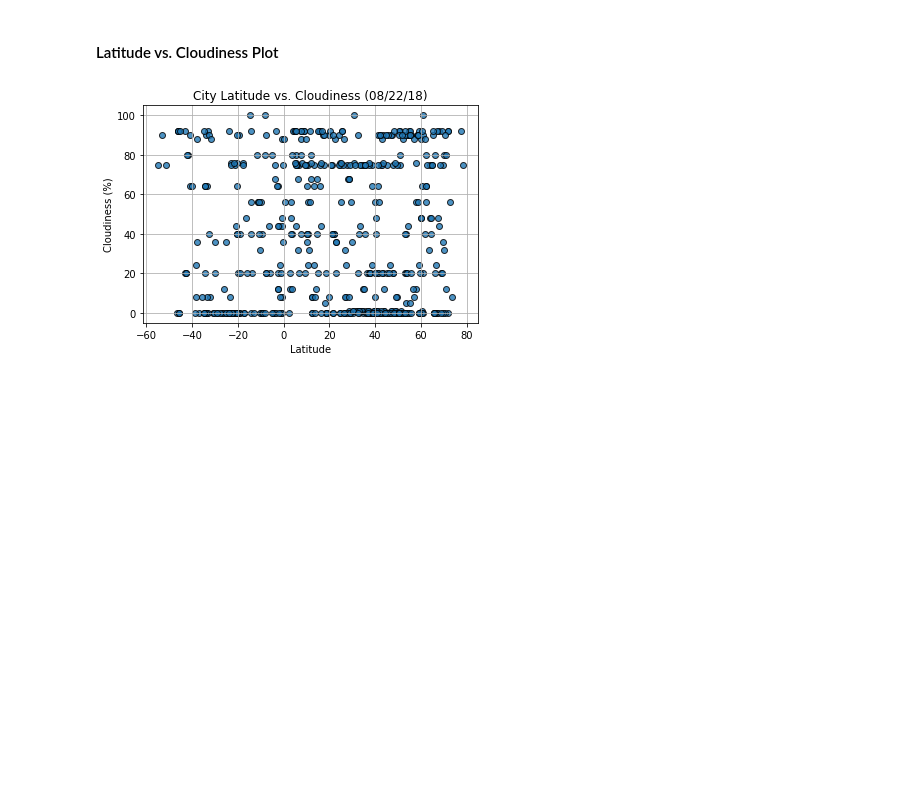
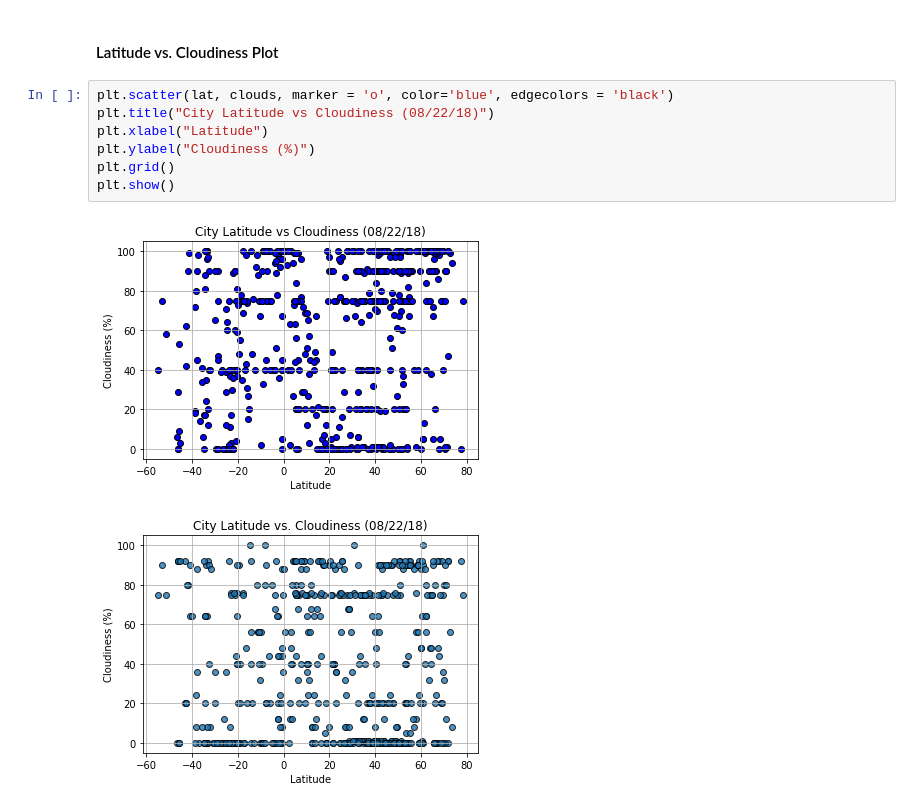
Before and after one commit to bford05/python-api-challenge, a Jupyter notebook: WeatherPy/WeatherPy.ipynb, the cells around one changed output. Drawn from its saved outputs; the diff is of its cells as text; blank space fills up the shorter version.

```diff
--- a/WeatherPy/WeatherPy.ipynb
+++ b/WeatherPy/WeatherPy.ipynb
@@ -205,6 +215,15 @@ plt.show()
 [figure]
 # %% [markdown]
 #### Latitude vs. Cloudiness Plot
+# %%
+plt.scatter(lat, clouds, marker = 'o', color='blue', edgecolors = 'black')
+plt.title("City Latitude vs Cloudiness (08/22/18)")
+plt.xlabel("Latitude")
+plt.ylabel("Cloudiness (%)")
+plt.grid()
+plt.show()
+# %% [output]
+[figure, added]
 # %%
 # %% [output]
 [figure]
```
Also changed, not shown: parts of 13 cells of this notebook.
